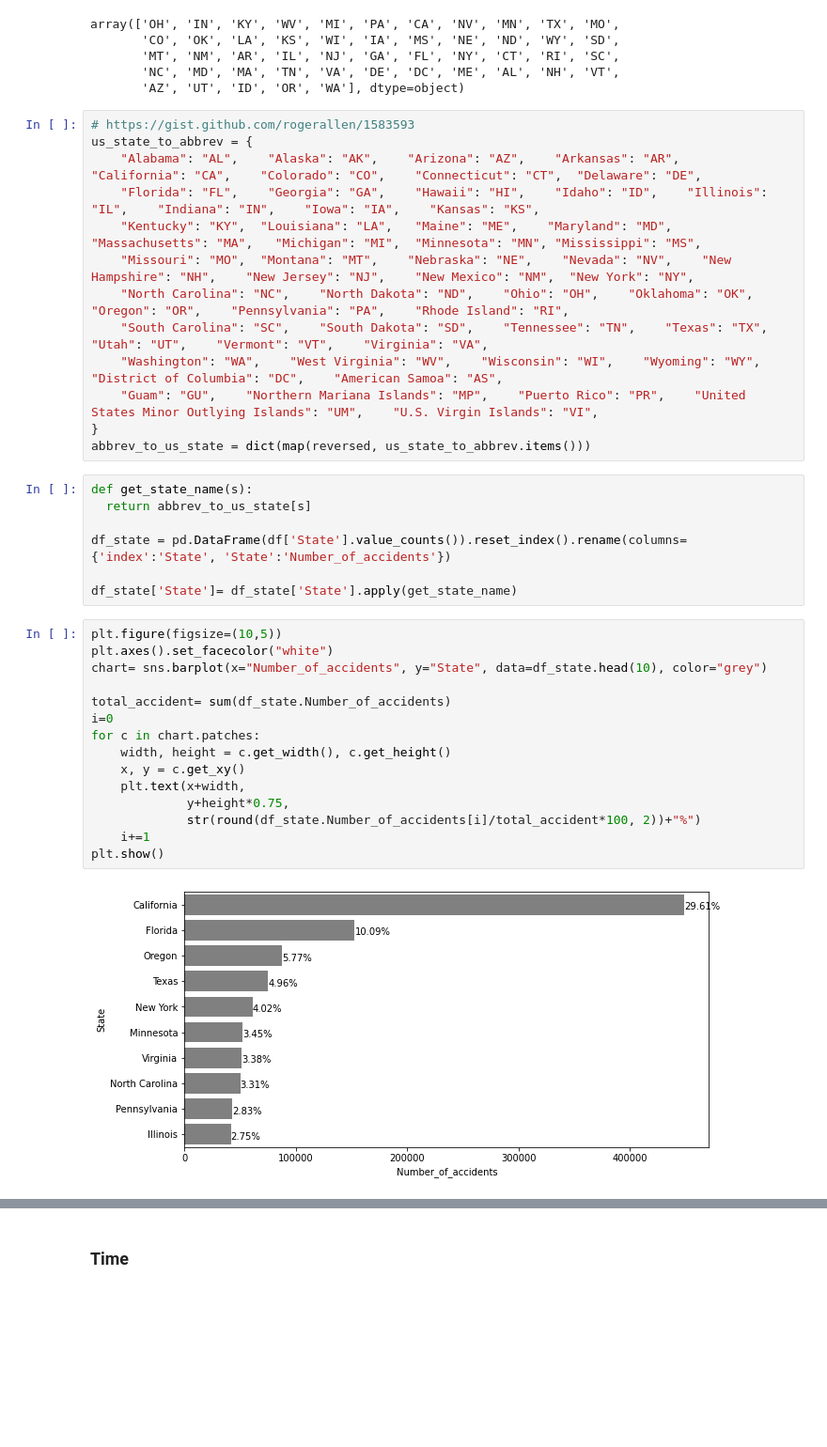
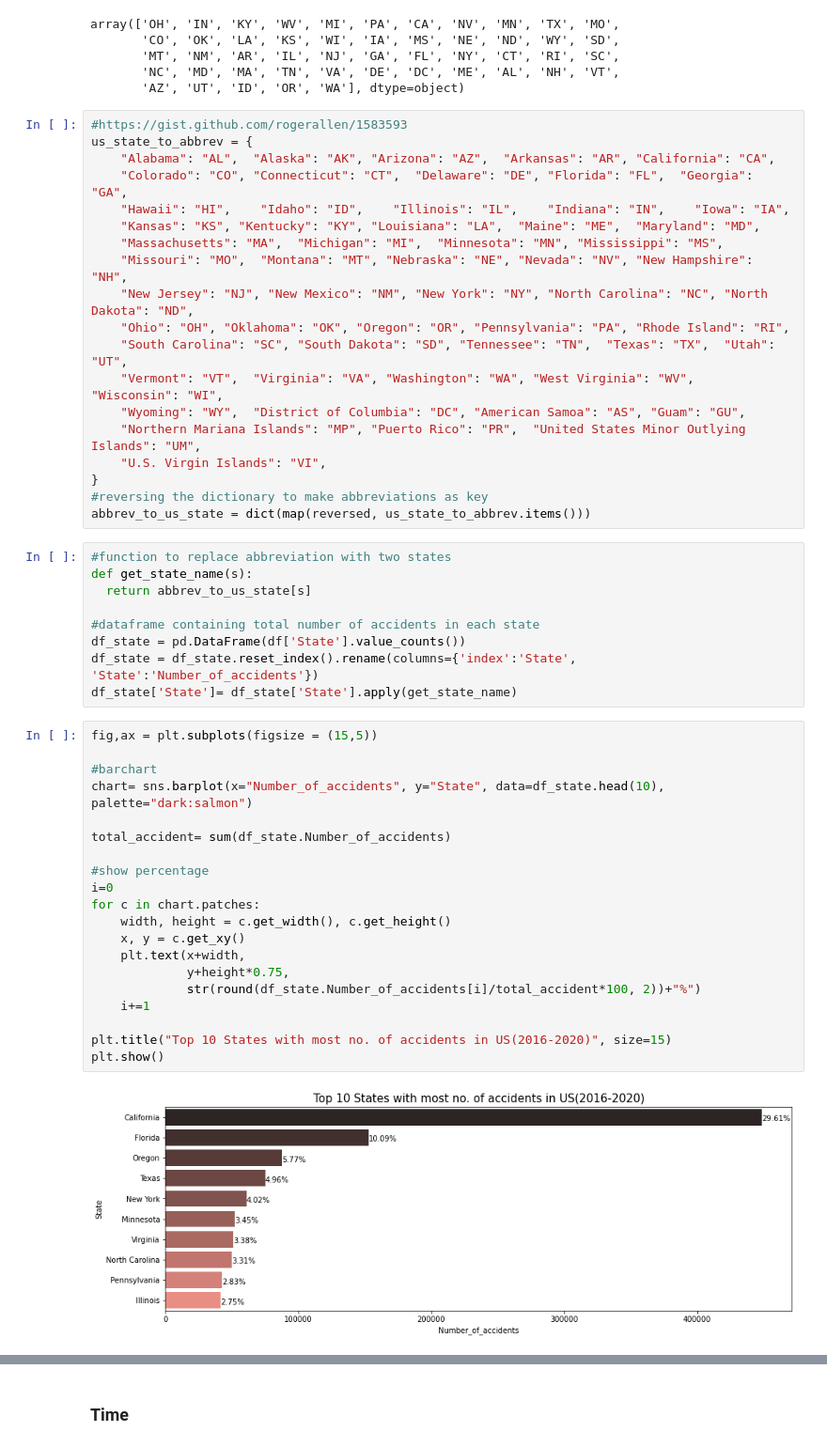
Before and after one commit to shitab16/Exploratory-Data-Analysis-US_Accidents, a Jupyter notebook: EDA_US_Accidents.ipynb, the cells around one changed output, grey strips where cells are left out. Shown: that part at 94% size. Cells and saved outputs as stored; diff of their text form; blank space fills up the shorter version.

```diff
--- a/EDA_US_Accidents.ipynb
+++ b/EDA_US_Accidents.ipynb
@@ -372,39 +359,52 @@ array(['OH', 'IN', 'KY', 'WV', 'MI', 'PA', 'CA', 'NV', 'MN', 'TX', 'MO',
        'NC', 'MD', 'MA', 'TN', 'VA', 'DE', 'DC', 'ME', 'AL', 'NH', 'VT',
        'AZ', 'UT', 'ID', 'OR', 'WA'], dtype=object)
 # %%
-# https://gist.github.com/rogerallen/1583593
+#https://gist.github.com/rogerallen/1583593
 us_state_to_abbrev = {
-    "Alabama": "AL",    "Alaska": "AK",    "Arizona": "AZ",    "Arkansas": "AR",    "California": "CA",    "Colorado": "CO",    "Connecticut": "CT",  "Delaware": "DE",
-    "Florida": "FL",    "Georgia": "GA",    "Hawaii": "HI",    "Idaho": "ID",    "Illinois": "IL",    "Indiana": "IN",    "Iowa": "IA",    "Kansas": "KS",
-    "Kentucky": "KY",  "Louisiana": "LA",   "Maine": "ME",    "Maryland": "MD",    "Massachusetts": "MA",   "Michigan": "MI",  "Minnesota": "MN", "Mississippi": "MS",
-    "Missouri": "MO",  "Montana": "MT",    "Nebraska": "NE",    "Nevada": "NV",    "New Hampshire": "NH",    "New Jersey": "NJ",    "New Mexico": "NM",  "New York": "NY",
-    "North Carolina": "NC",    "North Dakota": "ND",    "Ohio": "OH",    "Oklahoma": "OK",    "Oregon": "OR",    "Pennsylvania": "PA",    "Rhode Island": "RI",
-    "South Carolina": "SC",    "South Dakota": "SD",    "Tennessee": "TN",    "Texas": "TX",    "Utah": "UT",    "Vermont": "VT",    "Virginia": "VA",
-    "Washington": "WA",    "West Virginia": "WV",    "Wisconsin": "WI",    "Wyoming": "WY",    "District of Columbia": "DC",    "American Samoa": "AS",
-    "Guam": "GU",    "Northern Mariana Islands": "MP",    "Puerto Rico": "PR",    "United States Minor Outlying Islands": "UM",    "U.S. Virgin Islands": "VI",
+    "Alabama": "AL",  "Alaska": "AK", "Arizona": "AZ",  "Arkansas": "AR", "California": "CA",
+    "Colorado": "CO", "Connecticut": "CT",  "Delaware": "DE", "Florida": "FL",  "Georgia": "GA",
+    "Hawaii": "HI",    "Idaho": "ID",    "Illinois": "IL",    "Indiana": "IN",    "Iowa": "IA",
+    "Kansas": "KS", "Kentucky": "KY", "Louisiana": "LA",  "Maine": "ME",  "Maryland": "MD",
+    "Massachusetts": "MA",  "Michigan": "MI",  "Minnesota": "MN", "Mississippi": "MS",
+    "Missouri": "MO",  "Montana": "MT", "Nebraska": "NE", "Nevada": "NV", "New Hampshire": "NH",
+    "New Jersey": "NJ", "New Mexico": "NM", "New York": "NY", "North Carolina": "NC", "North Dakota": "ND",
+    "Ohio": "OH", "Oklahoma": "OK", "Oregon": "OR", "Pennsylvania": "PA", "Rhode Island": "RI",
+    "South Carolina": "SC", "South Dakota": "SD", "Tennessee": "TN",  "Texas": "TX",  "Utah": "UT",
+    "Vermont": "VT",  "Virginia": "VA", "Washington": "WA", "West Virginia": "WV",  "Wisconsin": "WI",
+    "Wyoming": "WY",  "District of Columbia": "DC", "American Samoa": "AS", "Guam": "GU",
+    "Northern Mariana Islands": "MP", "Puerto Rico": "PR",  "United States Minor Outlying Islands": "UM",
+    "U.S. Virgin Islands": "VI",
 }
+#reversing the dictionary to make abbreviations as key
 abbrev_to_us_state = dict(map(reversed, us_state_to_abbrev.items()))
 # %%
+#function to replace abbreviation with two states
 def get_state_name(s):
   return abbrev_to_us_state[s]
 
-df_state = pd.DataFrame(df['State'].value_counts()).reset_index().rename(columns={'index':'State', 'State':'Number_of_accidents'})
-
+#dataframe containing total number of accidents in each state
+df_state = pd.DataFrame(df['State'].value_counts())
+df_state = df_state.reset_index().rename(columns={'index':'State', 'State':'Number_of_accidents'})
 df_state['State']= df_state['State'].apply(get_state_name)
 # %%
-plt.figure(figsize=(10,5))
-plt.axes().set_facecolor("white")
-chart= sns.barplot(x="Number_of_accidents", y="State", data=df_state.head(10), color="grey")
+fig,ax = plt.subplots(figsize = (15,5))
+
+#barchart
+chart= sns.barplot(x="Number_of_accidents", y="State", data=df_state.head(10), palette="dark:salmon")
 
 total_accident= sum(df_state.Number_of_accidents)
+
+#show percentage
 i=0
 for c in chart.patches:
     width, height = c.get_width(), c.get_height()
     x, y = c.get_xy()
     plt.text(x+width,
              y+height*0.75,
              str(round(df_state.Number_of_accidents[i]/total_accident*100, 2))+"%")
     i+=1
+
+plt.title("Top 10 States with most no. of accidents in US(2016-2020)", size=15)
 plt.show()
 # %% [output]
-[figure, old version]
+[figure, new version]
```
Also changed, not shown: parts of 38 cells of this notebook.
